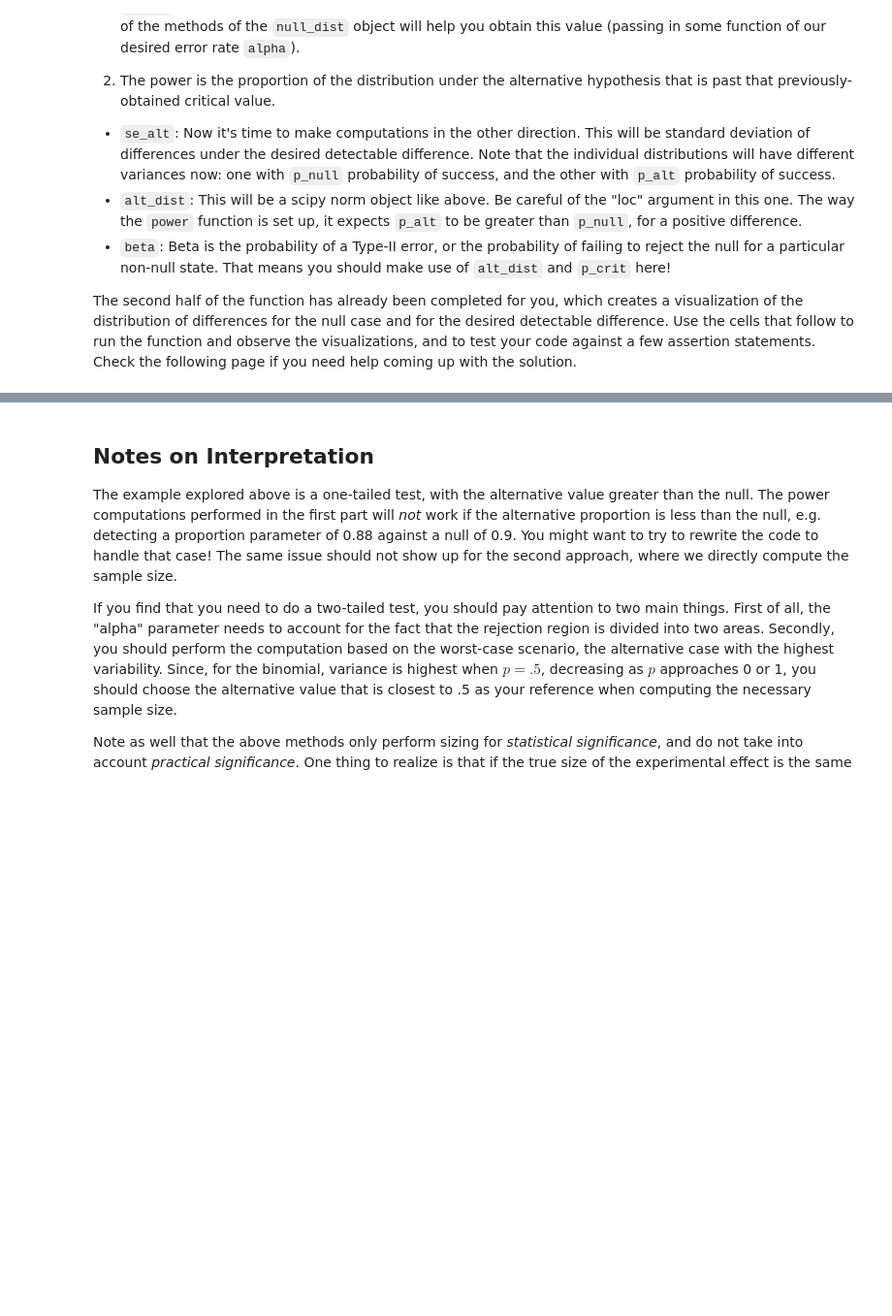
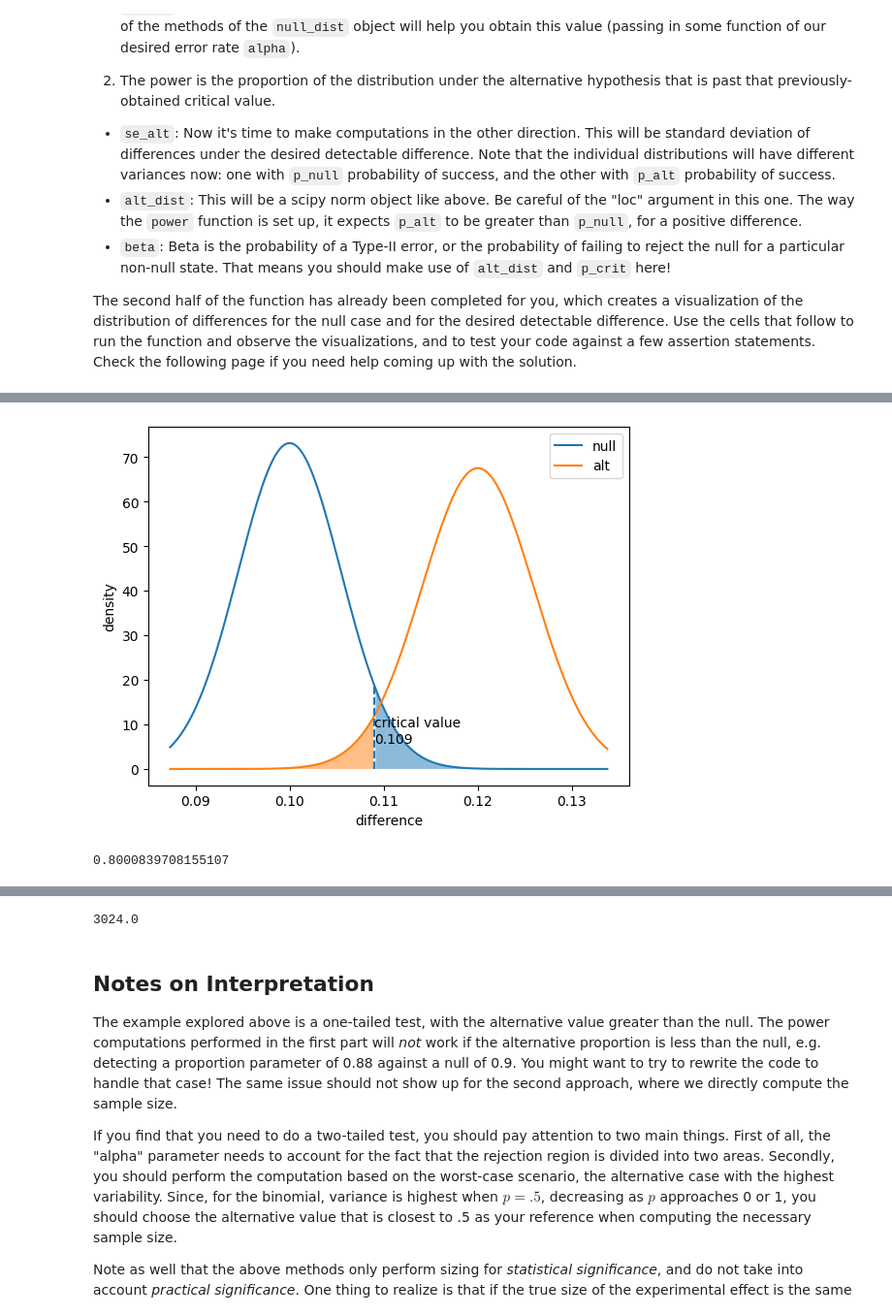
Before and after one commit to ZacksAmber/Udacity-Data-Scientist, a Jupyter notebook: lessons/ExperimentDesign/L2_Experiment_Size.ipynb, the cells around one changed output, grey strips where cells are left out. Shown: that part at 97% size. Cells and saved outputs as stored; diff of their text form; code cells hidden in the pictures; blank space fills up the shorter version.

Commit message:
Finish and rectify L2_Experiment_Size.ipynb

```diff
--- a/lessons/ExperimentDesign/L2_Experiment_Size.ipynb
+++ b/lessons/ExperimentDesign/L2_Experiment_Size.ipynb
@@ -317,3 +107,9 @@ AssertionError:
+# %%
+# power = .8
+power(0.1, 0.12, 3024, 0.05, "one-sided", True)
+# %% [output]
+[figure, added]
+0.8000839708155107
 # %% [markdown]
 ## Method 2: Analytic Solution
 
@@ -367,4 +166,6 @@ def experiment_size(p_null, p_alt, alpha = .05, beta = .20):
 
     return np.ceil(n)
 # %%
-experiment_size(.1, .12)
+experiment_size(0.1, 0.12)
+# %% [output]
+3024.0
```
Also changed, not shown: parts of 26 cells of this notebook.
